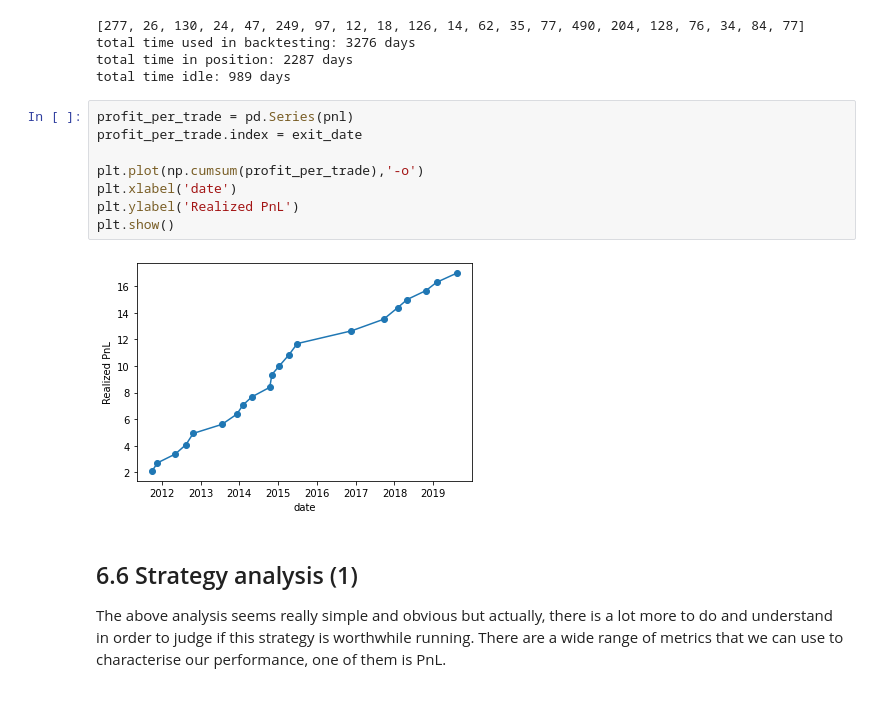
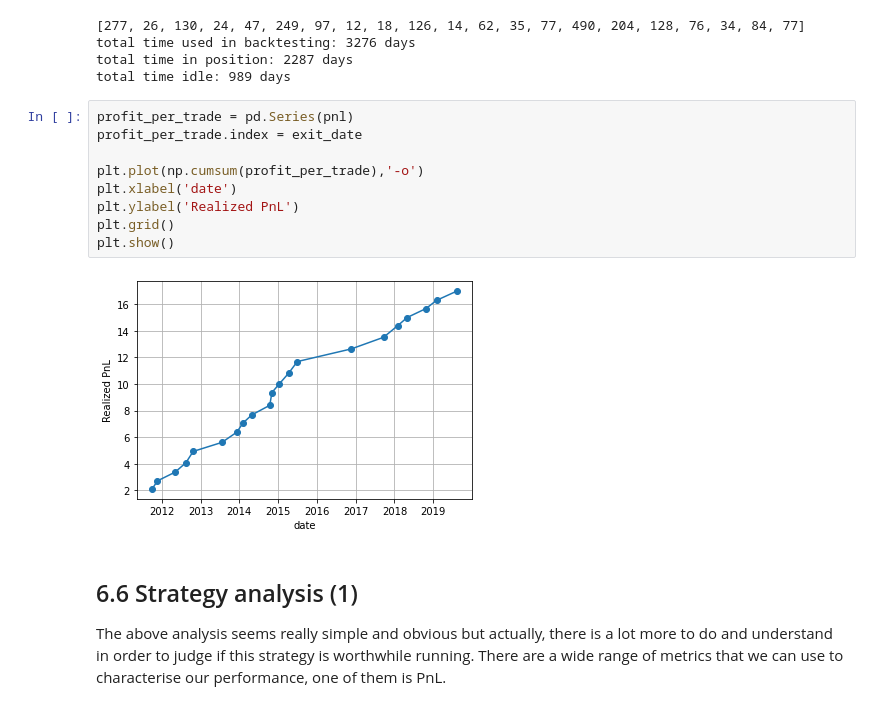
Before and after one commit to halilcodes/quant-trading-essentials, a Jupyter notebook: Chapter_6.ipynb, the cells around one changed output. Saved outputs shown, nothing was run; the diff lists cells and outputs as text.

```diff
--- a/Chapter_6.ipynb
+++ b/Chapter_6.ipynb
@@ -421,13 +504,14 @@ total time idle: 989 days
 # %%
 profit_per_trade = pd.Series(pnl)
 profit_per_trade.index = exit_date
 
 plt.plot(np.cumsum(profit_per_trade),'-o')
 plt.xlabel('date')
 plt.ylabel('Realized PnL')
+plt.grid()
 plt.show()
 # %% [output]
-[figure, old version]
+[figure, new version]
 # %% [markdown]
 ## 6.6 Strategy analysis (1)
 
```
Also changed, not shown: parts of 31 cells of this notebook, 1 other file.
